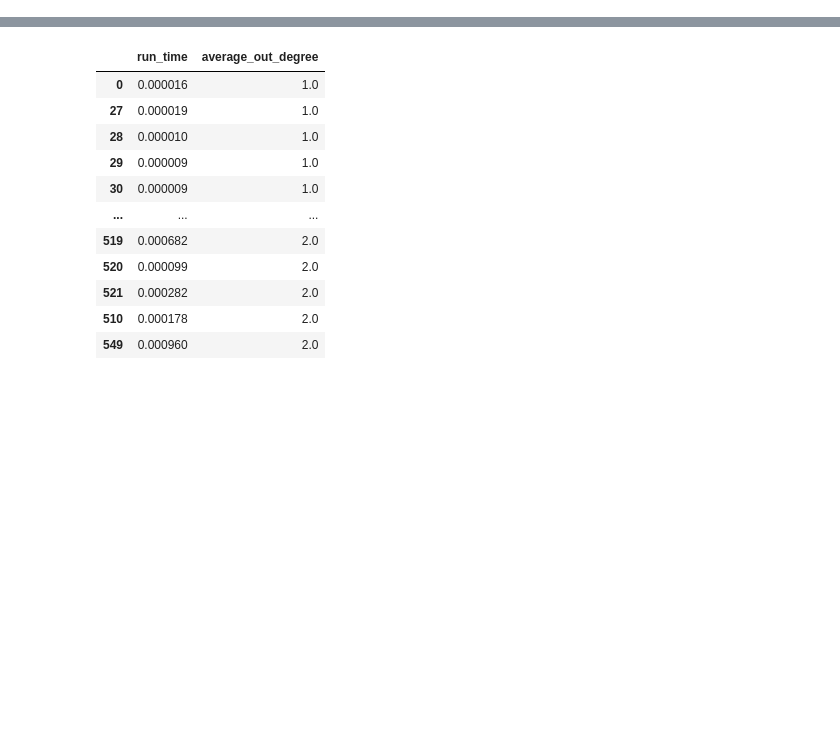
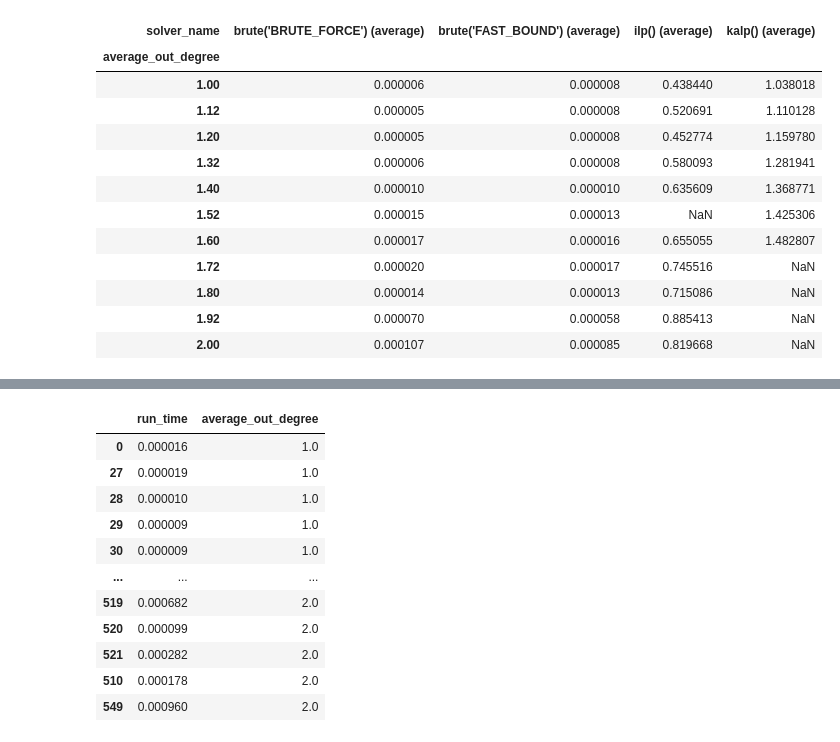
Before and after one commit to blinkybool/LongestPath, a Jupyter notebook: notebooks/benchmarking_specific_degree.ipynb, the cells around one changed output, grey strips where cells are left out. Saved outputs shown, nothing was run; the diff lists cells and outputs as text; code cells hidden in the pictures; blank space fills up the shorter version.

```diff
--- a/notebooks/benchmarking_specific_degree.ipynb
+++ b/notebooks/benchmarking_specific_degree.ipynb
@@ -79,3 +118,19 @@ dtype: object
+# %%
+to_plot
+# %% [output]
+| solver_name | brute('BRUTE_FORCE') (average) | brute('FAST_BOUND') (average) | ilp() (average) | kalp() (average) |
+| average_out_degree |  |  |  |  |
+| 1.00 | 0.000006 | 0.000008 | 0.438440 | 1.038018 |
+| 1.12 | 0.000005 | 0.000008 | 0.520691 | 1.110128 |
+| 1.20 | 0.000005 | 0.000008 | 0.452774 | 1.159780 |
+| 1.32 | 0.000006 | 0.000008 | 0.580093 | 1.281941 |
+| 1.40 | 0.000010 | 0.000010 | 0.635609 | 1.368771 |
+| 1.52 | 0.000015 | 0.000013 | NaN | 1.425306 |
+| 1.60 | 0.000017 | 0.000016 | 0.655055 | 1.482807 |
+| 1.72 | 0.000020 | 0.000017 | 0.745516 | NaN |
+| 1.80 | 0.000014 | 0.000013 | 0.715086 | NaN |
+| 1.92 | 0.000070 | 0.000058 | 0.885413 | NaN |
+| 2.00 | 0.000107 | 0.000085 | 0.819668 | NaN |
 # %%
 view = df[['average_out_degree', 'solver_name','length', 'run_time']]
 
```
Also changed, not shown: parts of 9 cells of this notebook, 3 other files.
